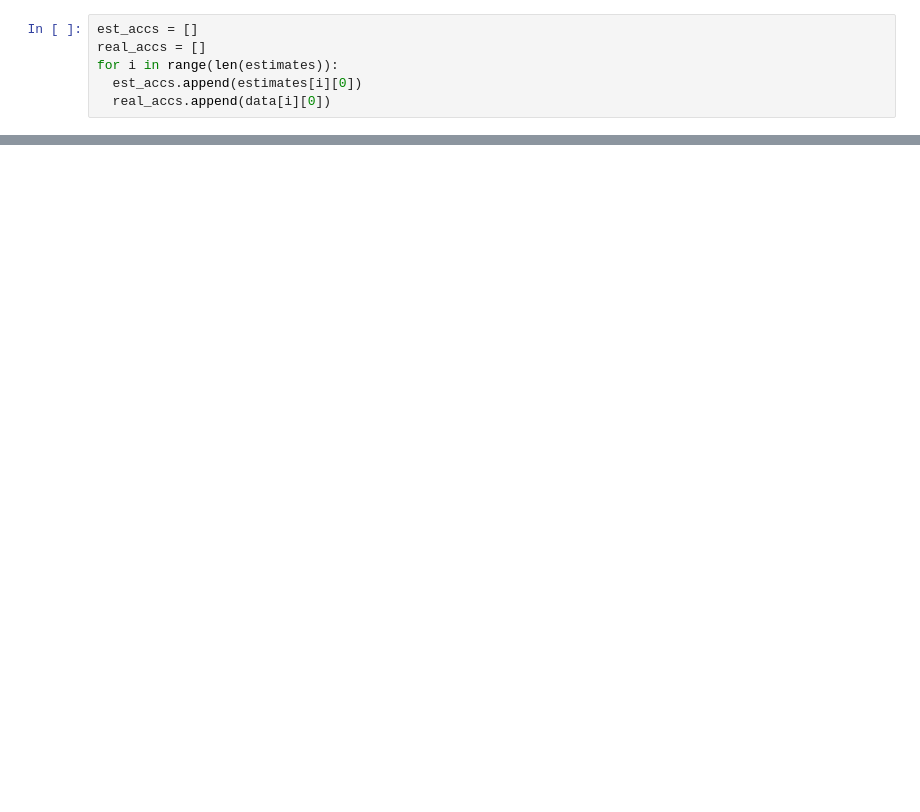
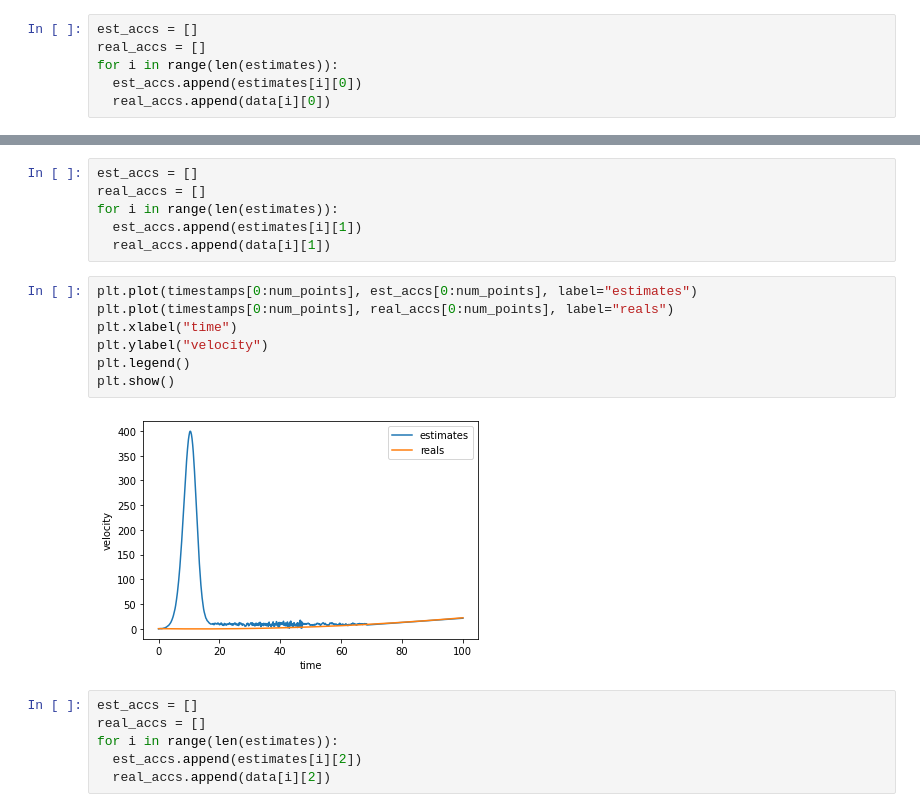
Before and after one commit to maxguy2001/KalmanFilter, a Jupyter notebook: checking.ipynb, the cells around one changed output, grey strips where cells are left out. Saved outputs shown, nothing was run; the diff lists cells and outputs as text; blank space fills up the shorter version.

```diff
--- a/checking.ipynb
+++ b/checking.ipynb
@@ -35,0 +37,21 @@ plt.show()
+# %%
+est_accs = []
+real_accs = []
+for i in range(len(estimates)):
+  est_accs.append(estimates[i][1])
+  real_accs.append(data[i][1])
+# %%
+plt.plot(timestamps[0:num_points], est_accs[0:num_points], label="estimates")
+plt.plot(timestamps[0:num_points], real_accs[0:num_points], label="reals")
+plt.xlabel("time")
+plt.ylabel("velocity")
+plt.legend()
+plt.show()
+# %% [output]
+[figure, added]
+# %%
+est_accs = []
+real_accs = []
+for i in range(len(estimates)):
+  est_accs.append(estimates[i][2])
+  real_accs.append(data[i][2])
```
Also changed, not shown: parts of 4 cells of this notebook, 2 other files.
